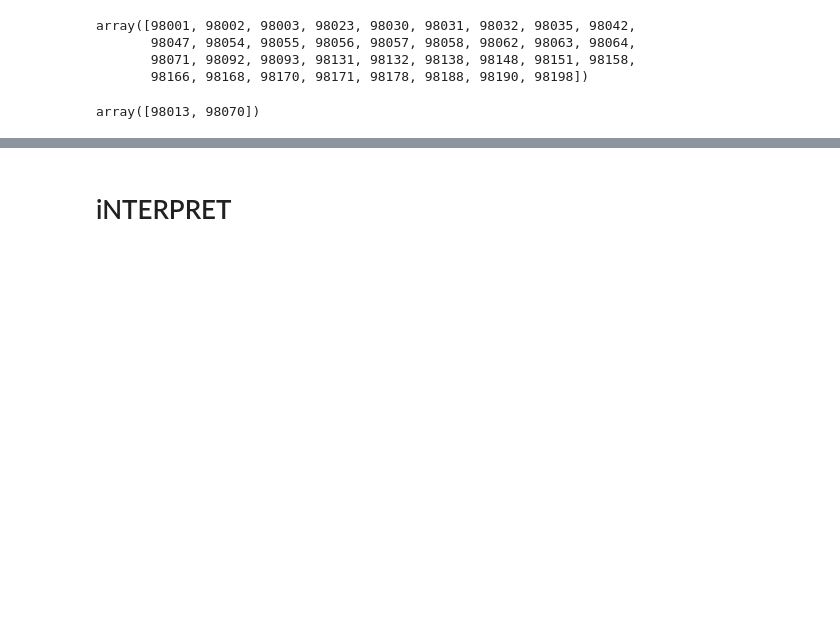
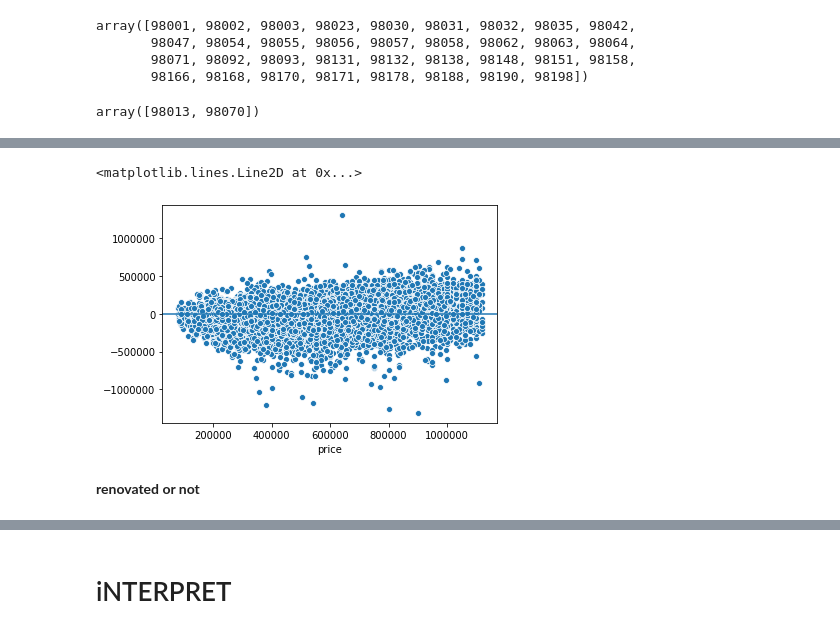
Before and after one commit to NehaP92/dsc-mod-2-project-online-pt-041320, a Jupyter notebook: student_OSEMN.ipynb, the cells around one changed output, grey strips where cells are left out. Saved outputs shown, nothing was run; the diff lists cells and outputs as text; code cells hidden in the pictures; blank space fills up the shorter version.

```diff
--- a/student_OSEMN.ipynb
+++ b/student_OSEMN.ipynb
@@ -1662,0 +1571,3 @@ Name: zipcode, Length: 21597, dtype: bool
+# %%
+df_trial3.drop('zipcode', axis = 1, inplace = True)
+df_trial3
@@ -1662,0 +1588,3 @@ Name: zipcode, Length: 21597, dtype: bool
+# %%
+region_cat = pd.get_dummies(data = df_trial3['subregion'], columns = 'subregion', drop_first=True)
+region_cat
@@ -1662,0 +1605,4 @@ Name: zipcode, Length: 21597, dtype: bool
+# %%
+df_trial3 = pd.concat([df_trial3, region_cat],axis=1)
+df_trial3.drop('subregion',axis=1,inplace = True)
+df_trial3
@@ -1662,0 +1623,3 @@ Name: zipcode, Length: 21597, dtype: bool
+# %%
+group1_1 = df_trial3[~((df_trial3<(Q1-1.5*IQR)) | (df_trial3>(Q3+1.5*IQR))).any(axis=1)]
+group1_1
@@ -1662,0 +1879,10 @@ Name: zipcode, Length: 21597, dtype: bool
+# %%
+residuals2 = model.resid
+price = group1_1['price']
+sns.scatterplot(price, residuals2);
+plt.axhline(0)
+# %% [output]
+<matplotlib.lines.Line2D at 0x...>
+[figure, added]
+# %% [markdown]
+**renovated or not**
```
Also changed, not shown: parts of 84 cells of this notebook.
